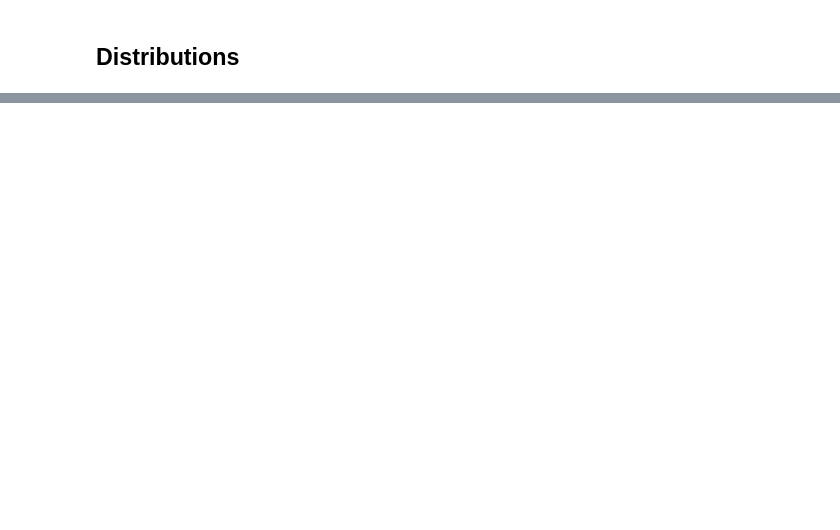
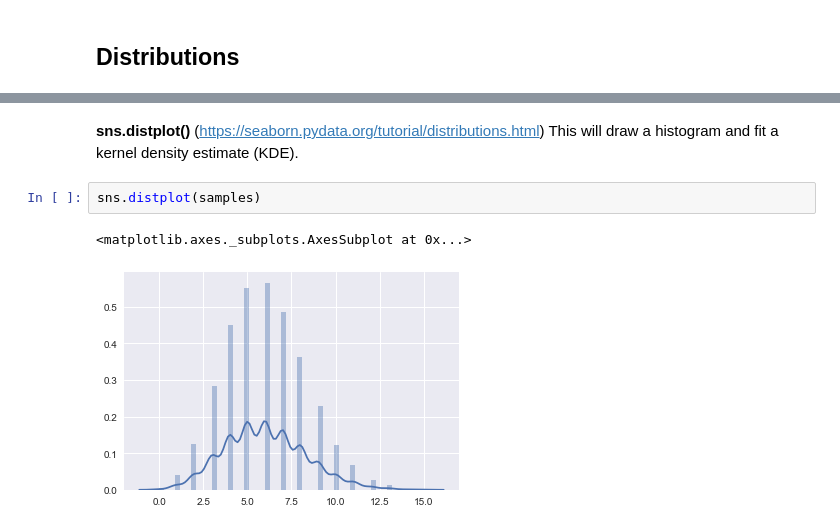
Before and after one commit to GraceAKelly/ProgrammingforDataAnalytics, a Jupyter notebook: Numpy-random.ipynb, the cells around one changed output, grey strips where cells are left out. Drawn from its saved outputs; the diff is of its cells as text; blank space fills up the shorter version.

```diff
--- a/Numpy-random.ipynb
+++ b/Numpy-random.ipynb
@@ -200,0 +262,8 @@ plt.show()
+# %% [markdown]
+ **sns.distplot()** (https://seaborn.pydata.org/tutorial/distributions.html)
+ This will draw a histogram and fit a kernel density estimate (KDE).
+# %%
+sns.distplot(samples)
+# %% [output]
+<matplotlib.axes._subplots.AxesSubplot at 0x...>
+[figure, added]
```
Also changed, not shown: parts of 20 cells of this notebook.
